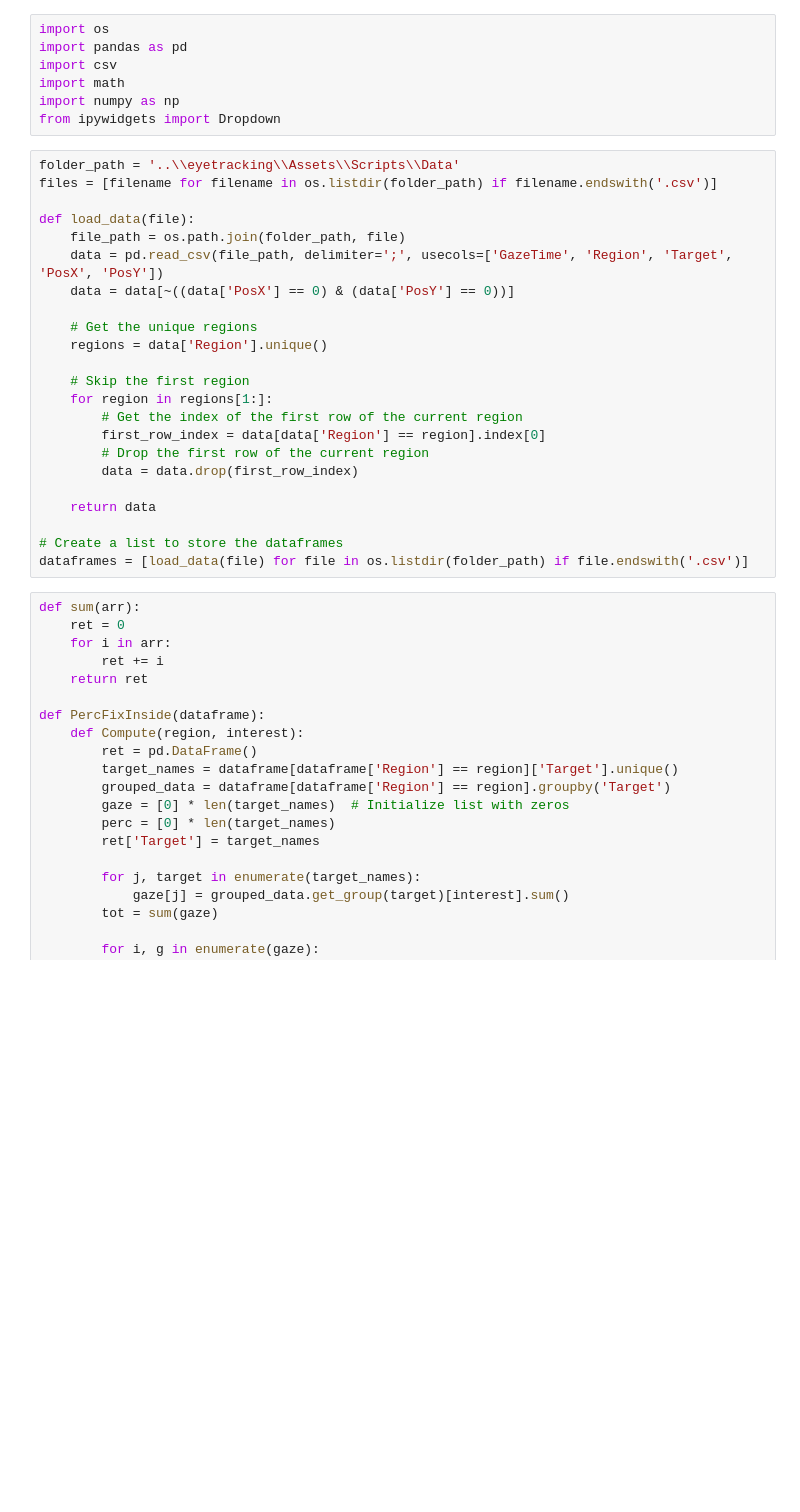
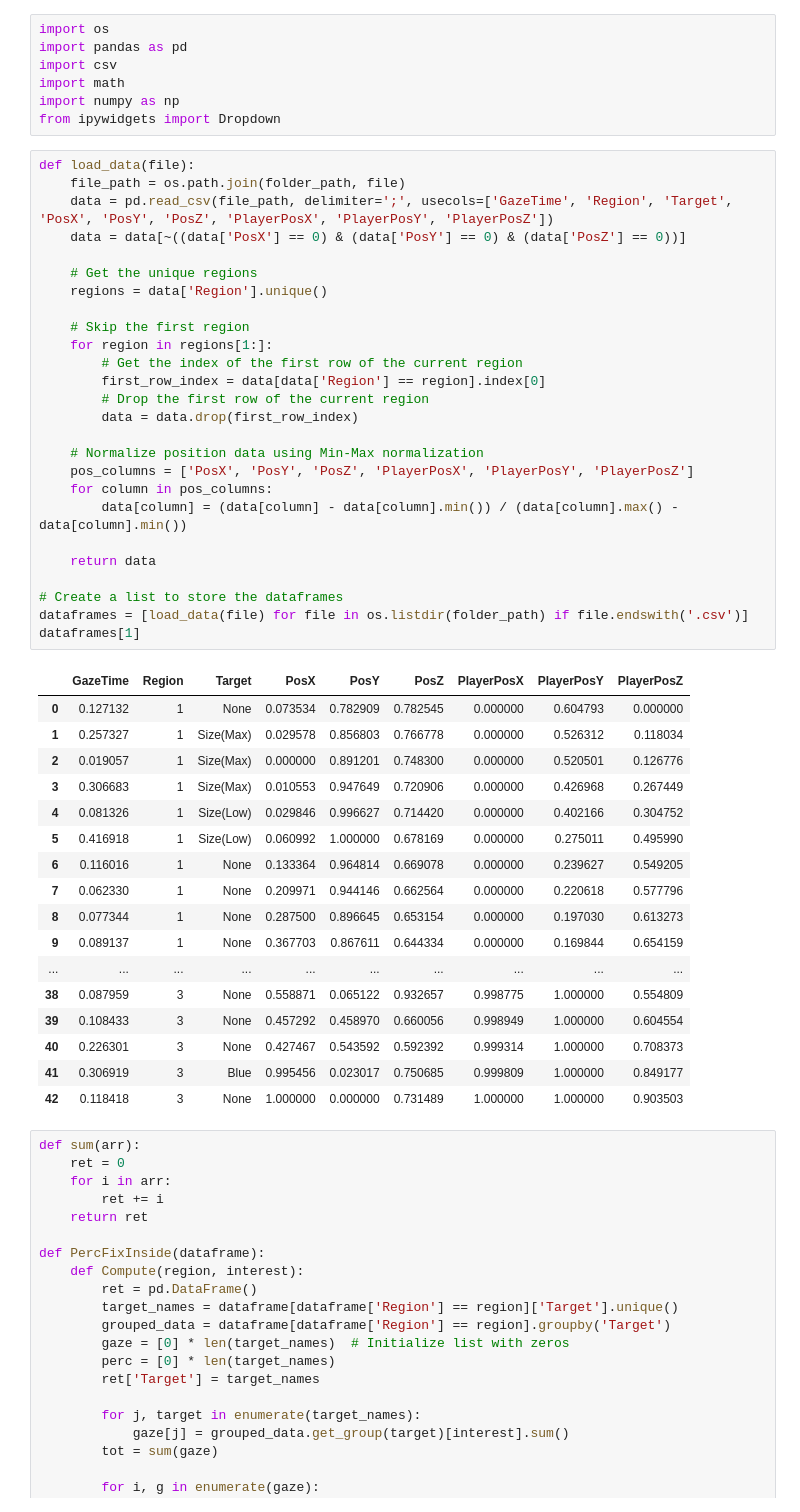
Before and after one commit to haaris7/Bachelorprojekt, a Jupyter notebook: plot_gaze_data/Task1_Metric_Analysis.ipynb, the cells around one changed output. Drawn from its saved outputs; the diff is of its cells as text; blank space fills up the shorter version.

```diff
--- a/plot_gaze_data/Task1_Metric_Analysis.ipynb
+++ b/plot_gaze_data/Task1_Metric_Analysis.ipynb
@@ -6,28 +6,49 @@ import math
 import numpy as np
 from ipywidgets import Dropdown
 # %%
-folder_path = '..\\eyetracking\\Assets\\Scripts\\Data'
-files = [filename for filename in os.listdir(folder_path) if filename.endswith('.csv')]
-
 def load_data(file):
     file_path = os.path.join(folder_path, file)
-    data = pd.read_csv(file_path, delimiter=';', usecols=['GazeTime', 'Region', 'Target', 'PosX', 'PosY'])
-    data = data[~((data['PosX'] == 0) & (data['PosY'] == 0))]
+    data = pd.read_csv(file_path, delimiter=';', usecols=['GazeTime', 'Region', 'Target', 'PosX', 'PosY', 'PosZ', 'PlayerPosX', 'PlayerPosY', 'PlayerPosZ'])
+    data = data[~((data['PosX'] == 0) & (data['PosY'] == 0) & (data['PosZ'] == 0))]
 
     # Get the unique regions
     regions = data['Region'].unique()
 
     # Skip the first region
     for region in regions[1:]:
         # Get the index of the first row of the current region
         first_row_index = data[data['Region'] == region].index[0]
         # Drop the first row of the current region
         data = data.drop(first_row_index)
 
+    # Normalize position data using Min-Max normalization
+    pos_columns = ['PosX', 'PosY', 'PosZ', 'PlayerPosX', 'PlayerPosY', 'PlayerPosZ']
+    for column in pos_columns:
+        data[column] = (data[column] - data[column].min()) / (data[column].max() - data[column].min())
+
     return data
 
 # Create a list to store the dataframes
 dataframes = [load_data(file) for file in os.listdir(folder_path) if file.endswith('.csv')]
+dataframes[1]
+# %% [output]
+|  | GazeTime | Region | Target | PosX | PosY | PosZ | PlayerPosX | PlayerPosY | PlayerPosZ |
+| 0 | 0.127132 | 1 | None | 0.073534 | 0.782909 | 0.782545 | 0.000000 | 0.604793 | 0.000000 |
+| 1 | 0.257327 | 1 | Size(Max) | 0.029578 | 0.856803 | 0.766778 | 0.000000 | 0.526312 | 0.118034 |
+| 2 | 0.019057 | 1 | Size(Max) | 0.000000 | 0.891201 | 0.748300 | 0.000000 | 0.520501 | 0.126776 |
+| 3 | 0.306683 | 1 | Size(Max) | 0.010553 | 0.947649 | 0.720906 | 0.000000 | 0.426968 | 0.267449 |
+| 4 | 0.081326 | 1 | Size(Low) | 0.029846 | 0.996627 | 0.714420 | 0.000000 | 0.402166 | 0.304752 |
+| 5 | 0.416918 | 1 | Size(Low) | 0.060992 | 1.000000 | 0.678169 | 0.000000 | 0.275011 | 0.495990 |
+| 6 | 0.116016 | 1 | None | 0.133364 | 0.964814 | 0.669078 | 0.000000 | 0.239627 | 0.549205 |
+| 7 | 0.062330 | 1 | None | 0.209971 | 0.944146 | 0.662564 | 0.000000 | 0.220618 | 0.577796 |
+| 8 | 0.077344 | 1 | None | 0.287500 | 0.896645 | 0.653154 | 0.000000 | 0.197030 | 0.613273 |
+| 9 | 0.089137 | 1 | None | 0.367703 | 0.867611 | 0.644334 | 0.000000 | 0.169844 | 0.654159 |
+| ... | ... | ... | ... | ... | ... | ... | ... | ... | ... |
+| 38 | 0.087959 | 3 | None | 0.558871 | 0.065122 | 0.932657 | 0.998775 | 1.000000 | 0.554809 |
+| 39 | 0.108433 | 3 | None | 0.457292 | 0.458970 | 0.660056 | 0.998949 | 1.000000 | 0.604554 |
+| 40 | 0.226301 | 3 | None | 0.427467 | 0.543592 | 0.592392 | 0.999314 | 1.000000 | 0.708373 |
+| 41 | 0.306919 | 3 | Blue | 0.995456 | 0.023017 | 0.750685 | 0.999809 | 1.000000 | 0.849177 |
+| 42 | 0.118418 | 3 | None | 1.000000 | 0.000000 | 0.731489 | 1.000000 | 1.000000 | 0.903503 |
 # %%
 def sum(arr):
     ret = 0
```
Also changed, not shown: parts of 8 cells of this notebook.
